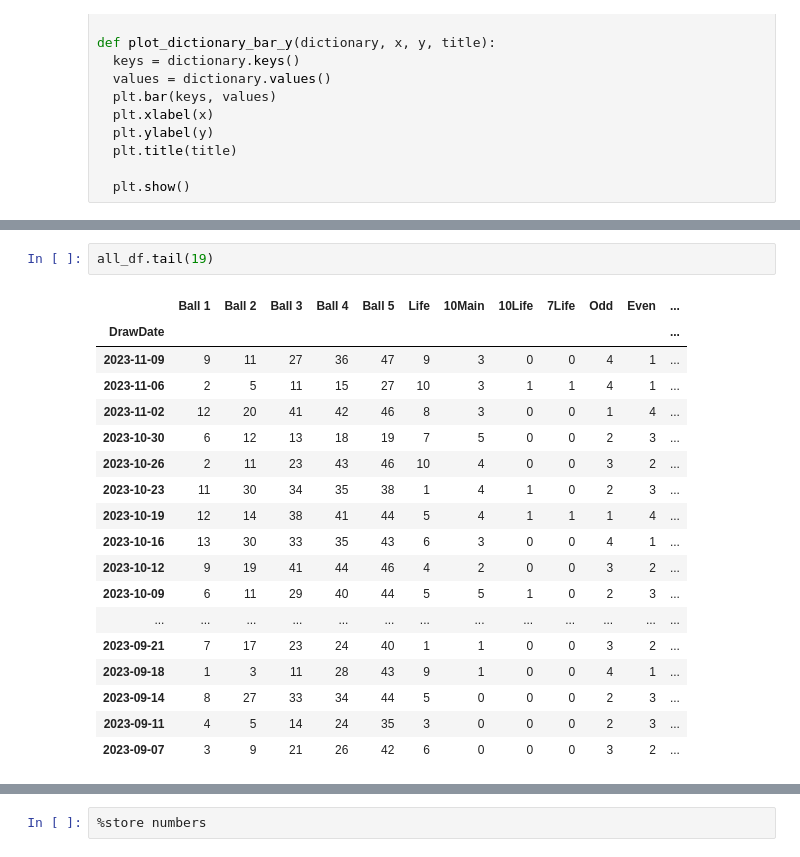
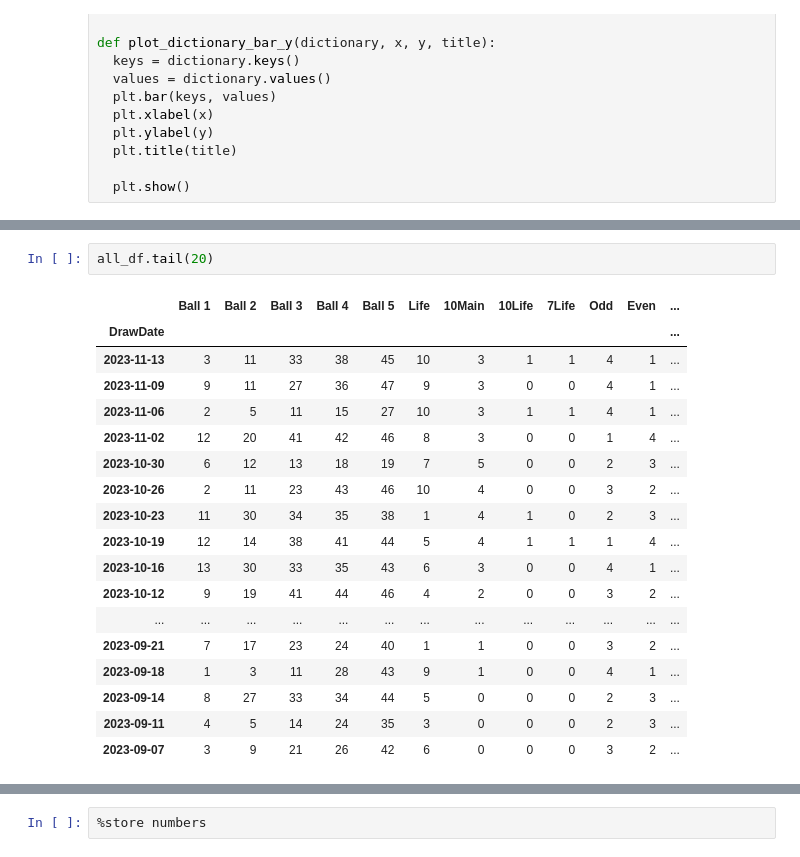
Before and after one commit to linux-bear/Lottery, a Jupyter notebook: SetForLifeRefined.ipynb, the cells around one changed output, grey strips where cells are left out. Cells and saved outputs as stored; diff of their text form.

```diff
--- a/SetForLifeRefined.ipynb
+++ b/SetForLifeRefined.ipynb
@@ -590,8 +703,9 @@ all_df.head(60)
 # %%
-all_df.tail(19)
+all_df.tail(20)
 # %% [output]
 |  | Ball 1 | Ball 2 | Ball 3 | Ball 4 | Ball 5 | Life | 10Main | 10Life | 7Life | Odd | Even | ... |
 | DrawDate |  |  |  |  |  |  |  |  |  |  |  | ... |
+| 2023-11-13 | 3 | 11 | 33 | 38 | 45 | 10 | 3 | 1 | 1 | 4 | 1 | ... |
 | 2023-11-09 | 9 | 11 | 27 | 36 | 47 | 9 | 3 | 0 | 0 | 4 | 1 | ... |
 | 2023-11-06 | 2 | 5 | 11 | 15 | 27 | 10 | 3 | 1 | 1 | 4 | 1 | ... |
 | 2023-11-02 | 12 | 20 | 41 | 42 | 46 | 8 | 3 | 0 | 0 | 1 | 4 | ... |
@@ -601,7 +715,6 @@ all_df.tail(19)
 | 2023-10-19 | 12 | 14 | 38 | 41 | 44 | 5 | 4 | 1 | 1 | 1 | 4 | ... |
 | 2023-10-16 | 13 | 30 | 33 | 35 | 43 | 6 | 3 | 0 | 0 | 4 | 1 | ... |
 | 2023-10-12 | 9 | 19 | 41 | 44 | 46 | 4 | 2 | 0 | 0 | 3 | 2 | ... |
-| 2023-10-09 | 6 | 11 | 29 | 40 | 44 | 5 | 5 | 1 | 0 | 2 | 3 | ... |
 | ... | ... | ... | ... | ... | ... | ... | ... | ... | ... | ... | ... | ... |
 | 2023-09-21 | 7 | 17 | 23 | 24 | 40 | 1 | 1 | 0 | 0 | 3 | 2 | ... |
 | 2023-09-18 | 1 | 3 | 11 | 28 | 43 | 9 | 1 | 0 | 0 | 4 | 1 | ... |
```
Also changed, not shown: parts of 34 cells of this notebook, 7 other files.
